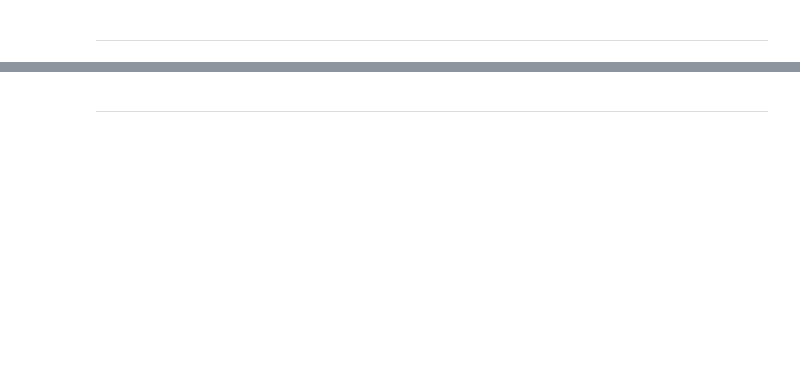
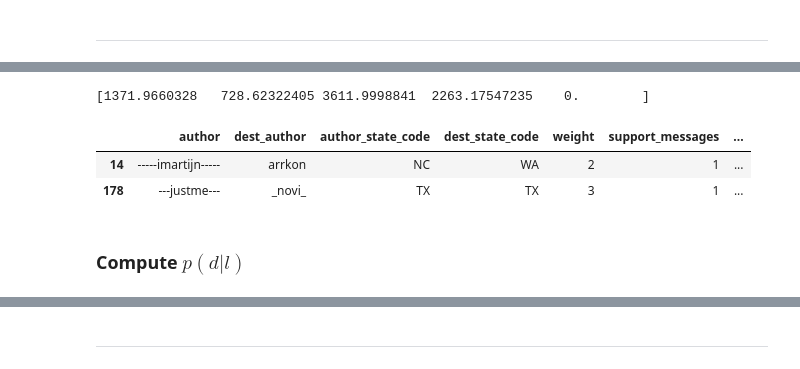
Before and after one commit to florentinafabregas/Group_K_SeminarsInDataScience, a Jupyter notebook: figure1.ipynb, the cells around one changed output, grey strips where cells are left out. Drawn from its saved outputs; the diff is of its cells as text; code cells hidden in the pictures; blank space fills up the shorter version.

```diff
--- a/figure1.ipynb
+++ b/figure1.ipynb
@@ -506,0 +516,56 @@ _______________
+# %%
+full_social_ties = (
+    dim_df.assign(
+        author_min=lambda x: x[['author', 'dest_author']].min(axis=1),
+        author_max=lambda x: x[['author', 'dest_author']].max(axis=1),
+        state_min=lambda x: x[['author_state_code', 'dest_state_code']].min(axis=1),
+        state_max=lambda x: x[['author_state_code', 'dest_state_code']].max(axis=1)
+    )
+    .groupby(['author_min', 'author_max', 'state_min', 'state_max'])
+    .agg(
+        weight=('author', 'size'),  # total messages
+        support_messages=('support_binary_adaptive_0.99', 'sum'),
+        knowledge_messages=('knowledge_binary_adaptive_0.99', 'sum'),
+        distance_km=('distance_km', 'first')
+    )
+    .reset_index()
+    .rename(columns={
+        'author_min': 'author',
+        'author_max': 'dest_author',
+        'state_min': 'author_state_code',
+        'state_max': 'dest_state_code'
+    })
+)
+# %%
+quintile_edges = full_social_ties['distance_km'].quantile([0, 0.2, 0.4, 0.6, 0.8, 1.0]).values
+
+full_social_ties['distance_quintile'] = pd.cut(
+    full_social_ties['distance_km'],
+    bins=quintile_edges,
+    labels=False,
+    include_lowest=True
+)
+
+bin_medians = []
+for i in range(5):
+    bin_mask = (full_social_ties['distance_km'] >= quintile_edges[i]) & (full_social_ties['distance_km'] <= quintile_edges[i+1])
+    median_val = full_social_ties.loc[bin_mask, 'distance_km'].median()
+    bin_medians.append(median_val)
+
+full_social_ties['distance_median_bin'] = full_social_ties['distance_quintile'].map(lambda x: bin_medians[int(x)])
+# %%
+unique_medians = full_social_ties['distance_median_bin'].unique()
+print(unique_medians)
+# %% [output]
+[1371.9660328   728.62322405 3611.9998841  2263.17547235    0.        ]
+# %%
+support_ties = full_social_ties[full_social_ties['support_messages'] > 0]
+knowledge_ties = full_social_ties[full_social_ties['knowledge_messages'] > 0]
+# %%
+support_ties.head(2)
+# %% [output]
+|  | author | dest_author | author_state_code | dest_state_code | weight | support_messages | ... |
+| 14 | -----imartijn----- | arrkon | NC | WA | 2 | 1 | ... |
+| 178 | ---justme--- | _novi_ | TX | TX | 3 | 1 | ... |
+# %% [markdown]
+### Compute $p(d|l)$
```
Also changed, not shown: parts of 41 cells of this notebook, 1 other file.
